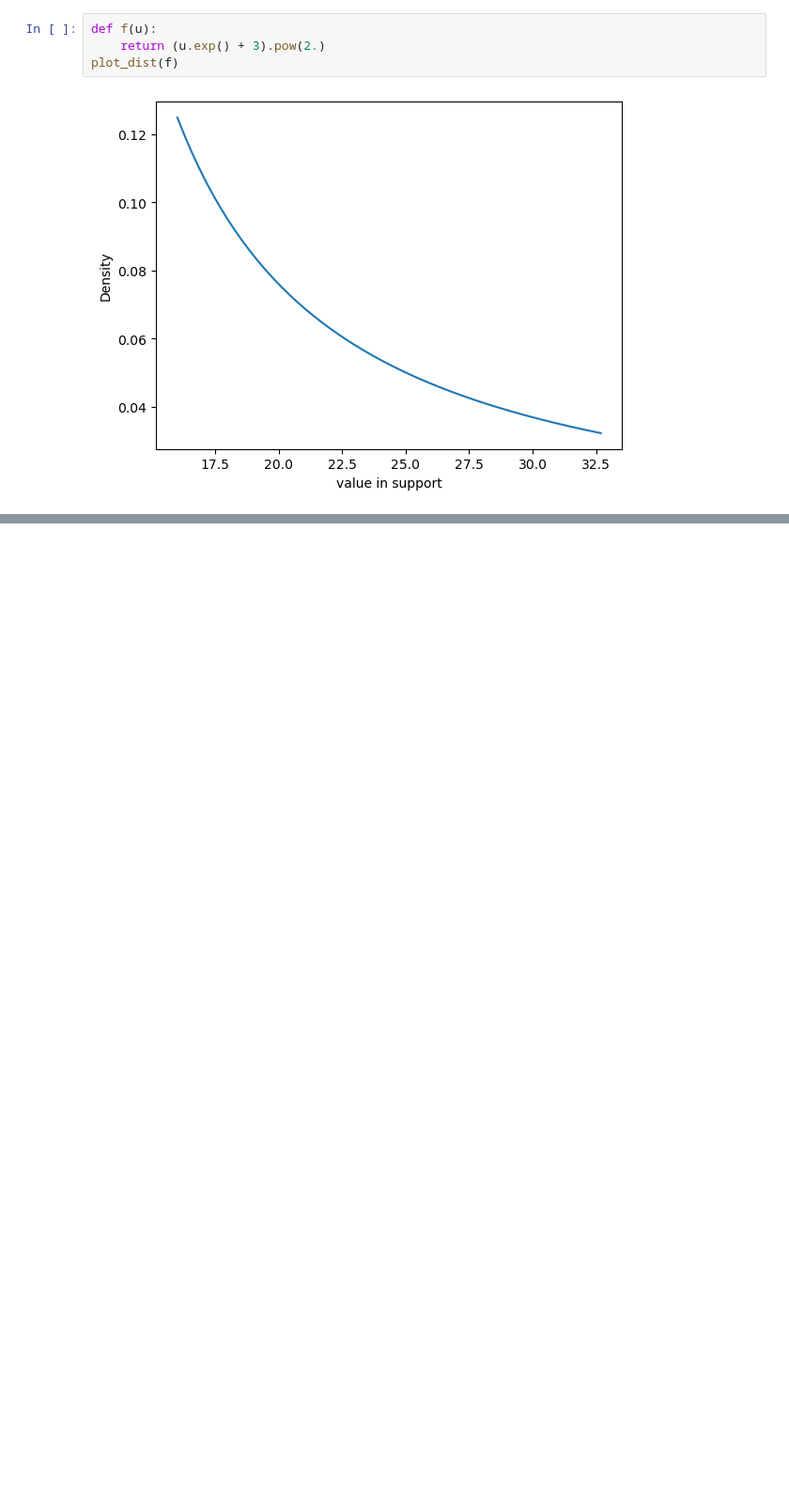
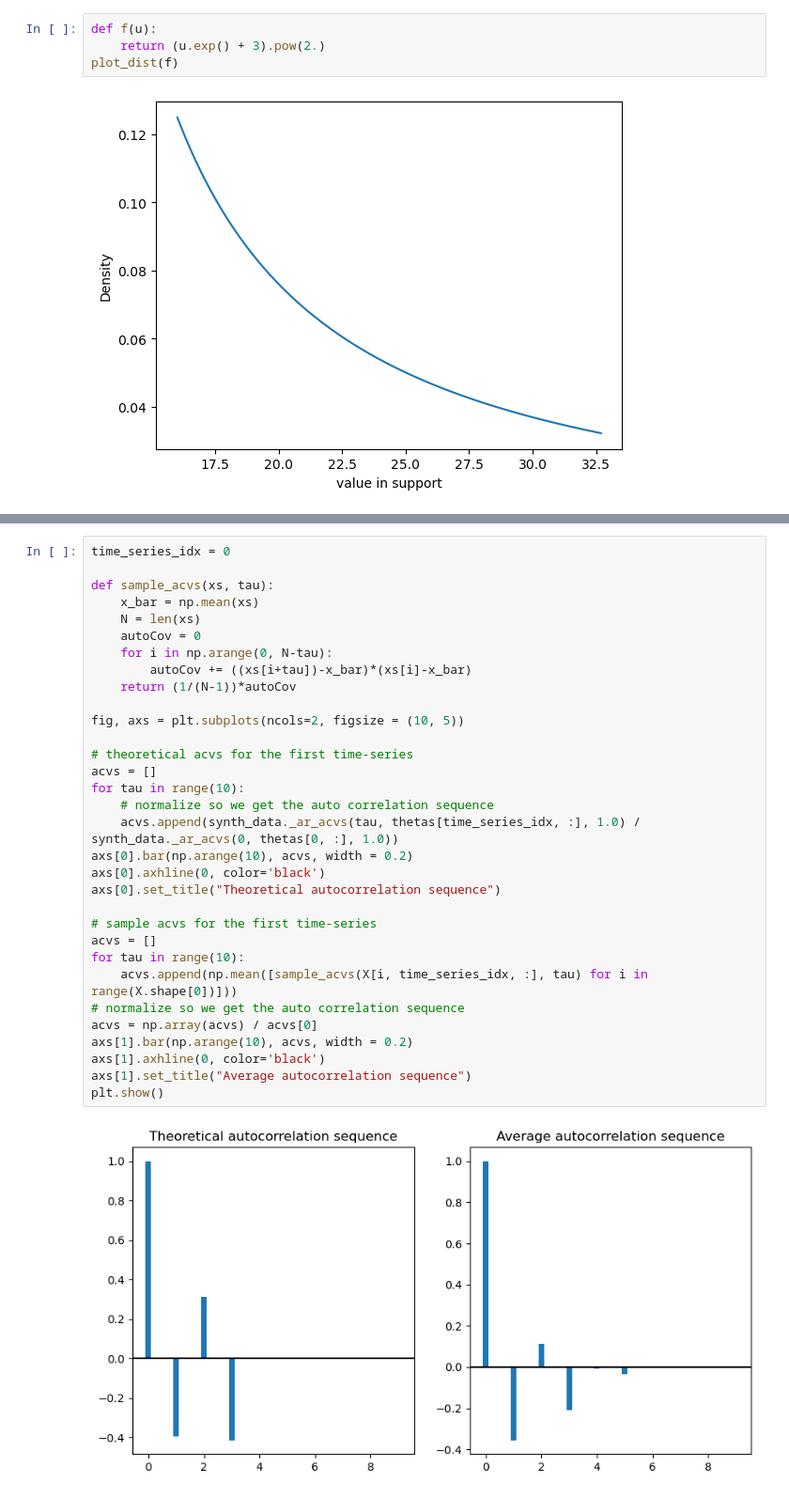
Before and after one commit to marcusGH/edain_paper, a Jupyter notebook: notebooks/synthetic_data.ipynb, the cells around one changed output, grey strips where cells are left out. Shown at 94% size. Saved outputs shown, nothing was run; the diff lists cells and outputs as text; blank space fills up the shorter version.

```diff
--- a/notebooks/synthetic_data.ipynb
+++ b/notebooks/synthetic_data.ipynb
@@ -69,0 +394,34 @@ plot_dist(f)
+# %%
+time_series_idx = 0
+
+def sample_acvs(xs, tau):
+    x_bar = np.mean(xs)
+    N = len(xs)
+    autoCov = 0
+    for i in np.arange(0, N-tau):
+        autoCov += ((xs[i+tau])-x_bar)*(xs[i]-x_bar)
+    return (1/(N-1))*autoCov
+
+fig, axs = plt.subplots(ncols=2, figsize = (10, 5))
+
+# theoretical acvs for the first time-series
+acvs = []
+for tau in range(10):
+    # normalize so we get the auto correlation sequence
+    acvs.append(synth_data._ar_acvs(tau, thetas[time_series_idx, :], 1.0) / synth_data._ar_acvs(0, thetas[0, :], 1.0))
+axs[0].bar(np.arange(10), acvs, width = 0.2)
+axs[0].axhline(0, color='black')
+axs[0].set_title("Theoretical autocorrelation sequence")
+
+# sample acvs for the first time-series
+acvs = []
+for tau in range(10):
+    acvs.append(np.mean([sample_acvs(X[i, time_series_idx, :], tau) for i in range(X.shape[0])]))
+# normalize so we get the auto correlation sequence
+acvs = np.array(acvs) / acvs[0]
+axs[1].bar(np.arange(10), acvs, width = 0.2)
+axs[1].axhline(0, color='black')
+axs[1].set_title("Average autocorrelation sequence")
+plt.show()
+# %% [output]
+[figure, added]
```
Also changed, not shown: parts of 13 cells of this notebook.
